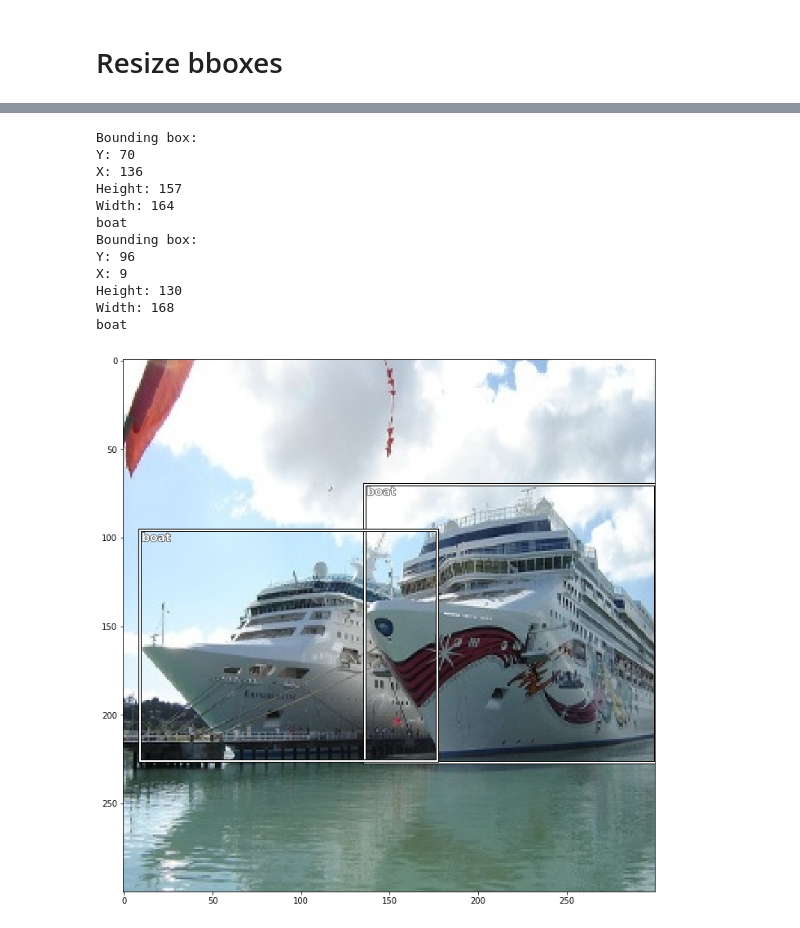
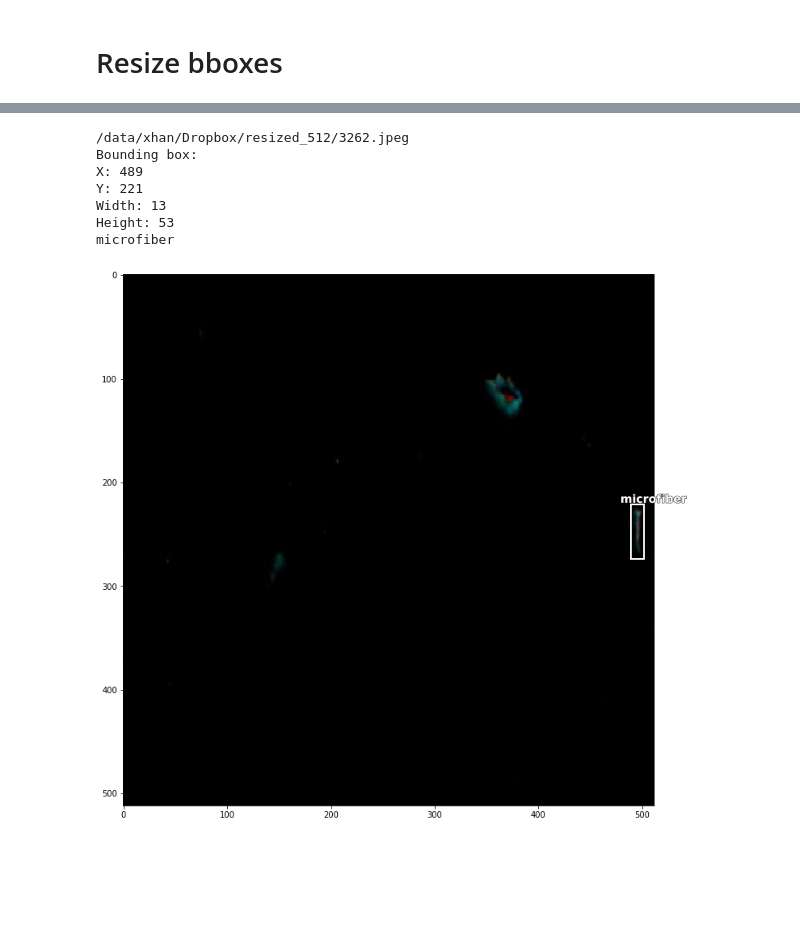
Before and after one commit to xhan0909/SSD_PyTorch_Implementation, a Jupyter notebook: nbs/img_resize.ipynb, the cells around one changed output, grey strips where cells are left out. Cells and saved outputs as stored; diff of their text form; code cells hidden in the pictures; blank space fills up the shorter version.

```diff
--- a/nbs/img_resize.ipynb
+++ b/nbs/img_resize.ipynb
@@ -66,4 +77,4 @@ def bb_hw(bb):
 # %%
-PATH = Path('../VOCdevkit/VOC2007/')
-train_bbox_df = pd.read_csv(PATH/'tmp/train_bbox_multi.csv')
-val_bbox_df = pd.read_csv(PATH/'tmp/val_bbox_multi.csv')
+PATH = Path('/data/xhan/Dropbox/resized_512/')
+train_bbox_df = pd.read_csv('../data/train_anno.csv')
+val_bbox_df = pd.read_csv('../data/val_anno.csv')
@@ -175,31 +182,29 @@ category = {1: 'aeroplane',
+# %%
+category = {0: 'background', 1: 'microfiber'}
 # %%
 idx = np.random.randint(0, len(train_bbox_df), 1)
 sample = train_bbox_df.iloc[idx, :]
 
-img_path = '/'.join(sample['fn'].values[0].split('/')[1:])
+img_path = '/'+'/'.join(sample['fn_new'].values[0].split('/')[1:])
+print(img_path)
 boxes = [int(c) for c in sample['bbox_300'].values[0].split()]
 img = load_image(img_path)
 labels = [int(lab) for lab in sample['label'].values[0].split()]
 ax = show_img(img, figsize=(12, 12))
 
 for i in range(int(len(boxes)/4)):
-    b = np.array(boxes[i*4:(i*4+4)])
-    print(f'Bounding box:\nY: {b[1]}\nX: {b[0]}\nHeight: {b[3]}\nWidth: {b[2]}')
+    b = bb_hw_numpy(np.array(boxes[i*4:(i*4+4)]))
+    print(f'Bounding box:\nX: {b[0]}\nY: {b[1]}\nWidth: {b[2]}\nHeight: {b[3]}')
     draw_rect(ax, b)
     text = category[labels[i]]
     print(text)
-    draw_text(ax, b[:2]+1, text)
+    draw_text(ax, b[:2]-10, text)
 # %% [output]
+/data/xhan/Dropbox/resized_512/3262.jpeg
 Bounding box:
-Y: 70
-X: 136
-Height: 157
-Width: 164
-boat
-Bounding box:
-Y: 96
-X: 9
-Height: 130
-Width: 168
-boat
+X: 489
+Y: 221
+Width: 13
+Height: 53
+microfiber
-[figure, old version]
+[figure, new version]
```
Also changed, not shown: parts of 12 cells of this notebook, 22 other files.
